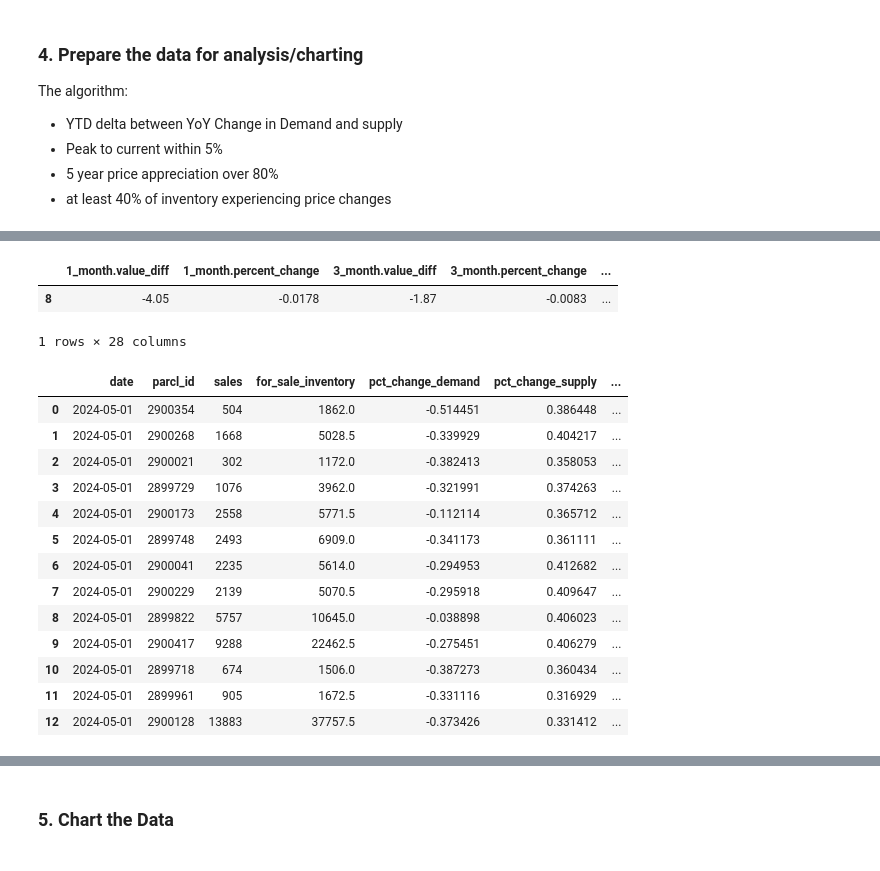
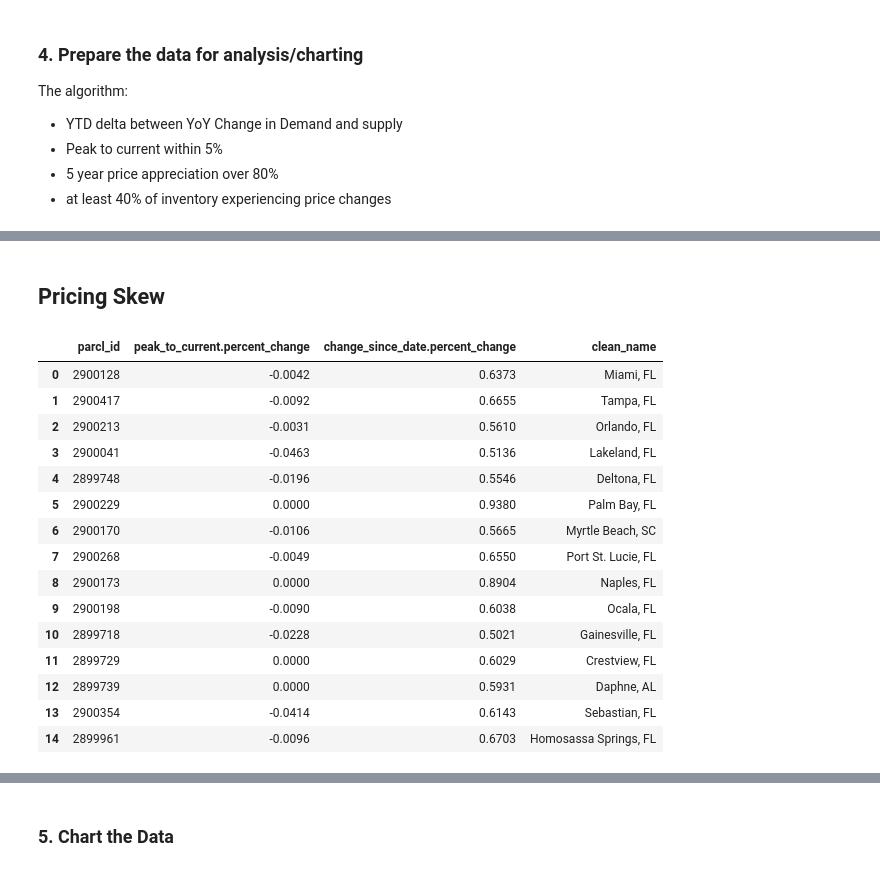
Before and after one commit to ParclLabs/parcllabs-cookbook, a Jupyter notebook: examples/experimental/supply_and_demand/markets_that_could_disrupt.ipynb, the cells around one changed output, grey strips where cells are left out. Saved outputs shown, nothing was run; the diff lists cells and outputs as text; code cells hidden in the pictures.

```diff
--- a/examples/experimental/supply_and_demand/markets_that_could_disrupt.ipynb
+++ b/examples/experimental/supply_and_demand/markets_that_could_disrupt.ipynb
@@ -265,0 +507,5 @@ for pid in prices_skew['parcl_id'].unique().tolist():
+# %%
+supply_monthly['ma_price_changes'] = supply_monthly.groupby('parcl_id')['pct_price_drops'].transform(lambda x: x.rolling(window=3).mean())
+s1 = supply_monthly.loc[(supply_monthly['ma_price_changes']>0.35) & (supply_monthly['date']=='5/1/2024')].sort_values('ma_price_changes', ascending=False)
+s1 = s1.loc[s1['parcl_id'].isin(imbalanced_parcl_ids)]
+imbalanced_with_price_changes_pids = s1['parcl_id'].unique().tolist()
@@ -266,3 +641,17 @@ for pid in prices_skew['parcl_id'].unique().tolist():
+# %% [markdown]
+## Pricing Skew
+# %%
+# filter to most out of balance markets regarding supply and demand
+prices_skew = prices.loc[prices['parcl_id'].isin(imbalanced_with_price_changes_pids + [5826765])]
+
+all_rows = []
+for pid in prices_skew['parcl_id'].unique().tolist():
+    prices_skew_test = prices_skew.loc[prices_skew['parcl_id']==pid]
+    price_ts_analysis = TimeSeriesAnalysis(prices_skew_test, 'date', 'price_per_square_foot_median_sales', freq='M')
+    price_rate_of_change_stats = price_ts_analysis.calculate_changes(change_since_date='3/1/2020')
+    row = pd.json_normalize(price_rate_of_change_stats)
+    row['parcl_id'] = pid
+    all_rows.append(row)
 # %%
 ts_analysis = pd.concat(all_rows)
 # %%
@@ -271,6 +658,0 @@ hf = high_flyers.loc[high_flyers['parcl_id'].isin(s1.loc[s1['for_sale_inventory'
-# %%
-ts_analysis.loc[ts_analysis['parcl_id']==2899822]
-# %% [output]
-|  | 1_month.value_diff | 1_month.percent_change | 3_month.value_diff | 3_month.percent_change | ... |
-| 8 | -4.05 | -0.0178 | -1.87 | -0.0083 | ... |
-1 rows × 28 columns
@@ -294,20 +659,23 @@ fig.show()
+# %%
+# markets left
+hf[['parcl_id' ,'peak_to_current.percent_change', 'change_since_date.percent_change']].merge(markets[['parcl_id', 'clean_name']], on='parcl_id')
+# %% [output]
+|  | parcl_id | peak_to_current.percent_change | change_since_date.percent_change | clean_name |
+| 0 | 2900128 | -0.0042 | 0.6373 | Miami, FL |
+| 1 | 2900417 | -0.0092 | 0.6655 | Tampa, FL |
+| 2 | 2900213 | -0.0031 | 0.5610 | Orlando, FL |
+| 3 | 2900041 | -0.0463 | 0.5136 | Lakeland, FL |
+| 4 | 2899748 | -0.0196 | 0.5546 | Deltona, FL |
+| 5 | 2900229 | 0.0000 | 0.9380 | Palm Bay, FL |
+| 6 | 2900170 | -0.0106 | 0.5665 | Myrtle Beach, SC |
+| 7 | 2900268 | -0.0049 | 0.6550 | Port St. Lucie, FL |
+| 8 | 2900173 | 0.0000 | 0.8904 | Naples, FL |
+| 9 | 2900198 | -0.0090 | 0.6038 | Ocala, FL |
+| 10 | 2899718 | -0.0228 | 0.5021 | Gainesville, FL |
+| 11 | 2899729 | 0.0000 | 0.6029 | Crestview, FL |
+| 12 | 2899739 | 0.0000 | 0.5931 | Daphne, AL |
+| 13 | 2900354 | -0.0414 | 0.6143 | Sebastian, FL |
+| 14 | 2899961 | -0.0096 | 0.6703 | Homosassa Springs, FL |
 # %%
 hf_ids = hf['parcl_id'].unique().tolist()
-zzz = skew.loc[skew['parcl_id'].isin(hf_ids)].merge(metros[['parcl_id', 'name']], on='parcl_id')
-zzz['demand_ratio'] = zzz['for_sale_inventory']/zzz['sales']
-zzz
+prices_skew = prices.loc[prices['parcl_id'].isin(hf_ids + [5826765])]
-# %% [output]
-|  | date | parcl_id | sales | for_sale_inventory | pct_change_demand | pct_change_supply | ... |
-| 0 | 2024-05-01 | 2900354 | 504 | 1862.0 | -0.514451 | 0.386448 | ... |
-| 1 | 2024-05-01 | 2900268 | 1668 | 5028.5 | -0.339929 | 0.404217 | ... |
-| 2 | 2024-05-01 | 2900021 | 302 | 1172.0 | -0.382413 | 0.358053 | ... |
-| 3 | 2024-05-01 | 2899729 | 1076 | 3962.0 | -0.321991 | 0.374263 | ... |
-| 4 | 2024-05-01 | 2900173 | 2558 | 5771.5 | -0.112114 | 0.365712 | ... |
-| 5 | 2024-05-01 | 2899748 | 2493 | 6909.0 | -0.341173 | 0.361111 | ... |
-| 6 | 2024-05-01 | 2900041 | 2235 | 5614.0 | -0.294953 | 0.412682 | ... |
-| 7 | 2024-05-01 | 2900229 | 2139 | 5070.5 | -0.295918 | 0.409647 | ... |
-| 8 | 2024-05-01 | 2899822 | 5757 | 10645.0 | -0.038898 | 0.406023 | ... |
-| 9 | 2024-05-01 | 2900417 | 9288 | 22462.5 | -0.275451 | 0.406279 | ... |
-| 10 | 2024-05-01 | 2899718 | 674 | 1506.0 | -0.387273 | 0.360434 | ... |
-| 11 | 2024-05-01 | 2899961 | 905 | 1672.5 | -0.331116 | 0.316929 | ... |
-| 12 | 2024-05-01 | 2900128 | 13883 | 37757.5 | -0.373426 | 0.331412 | ... |
```
Also changed, not shown: parts of 56 cells of this notebook.
